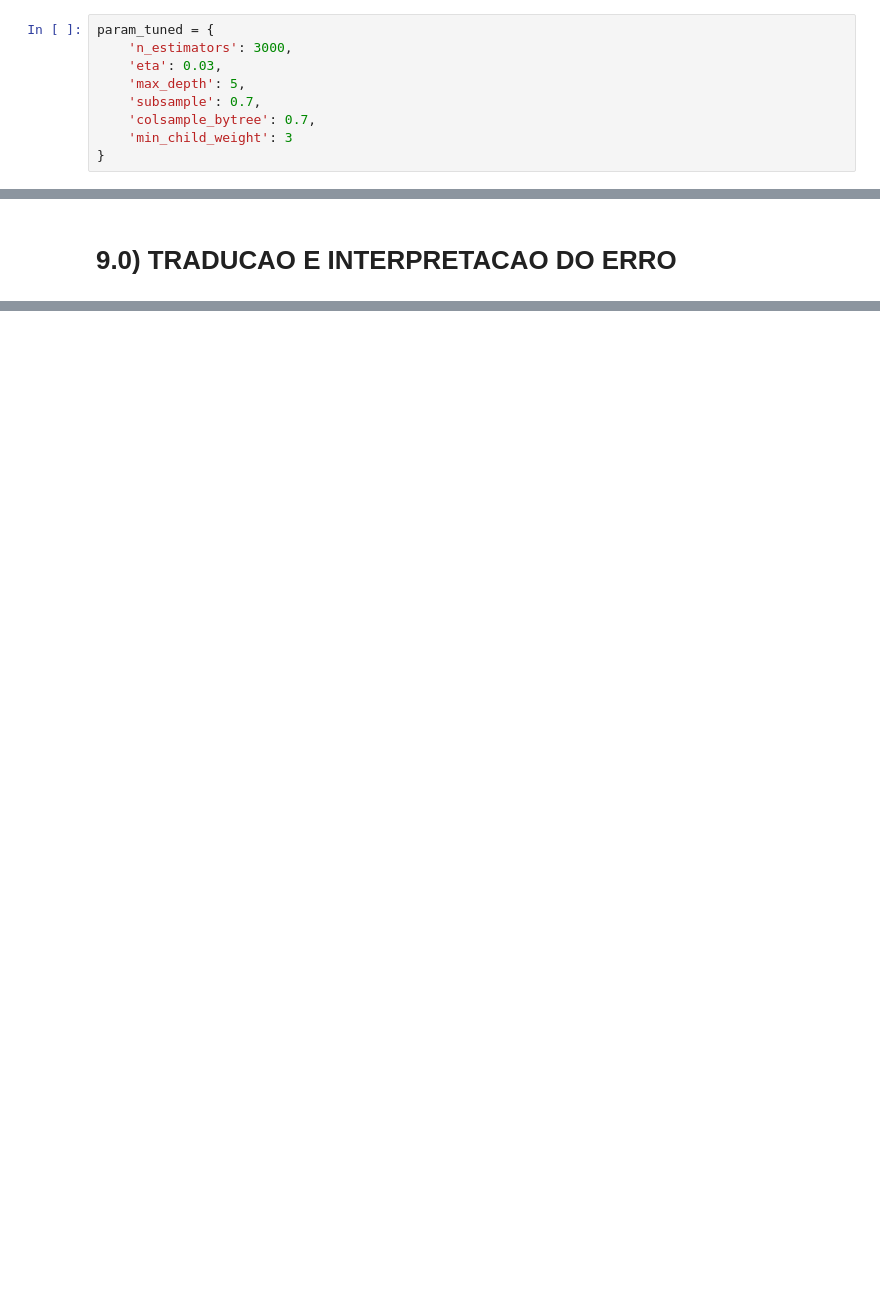
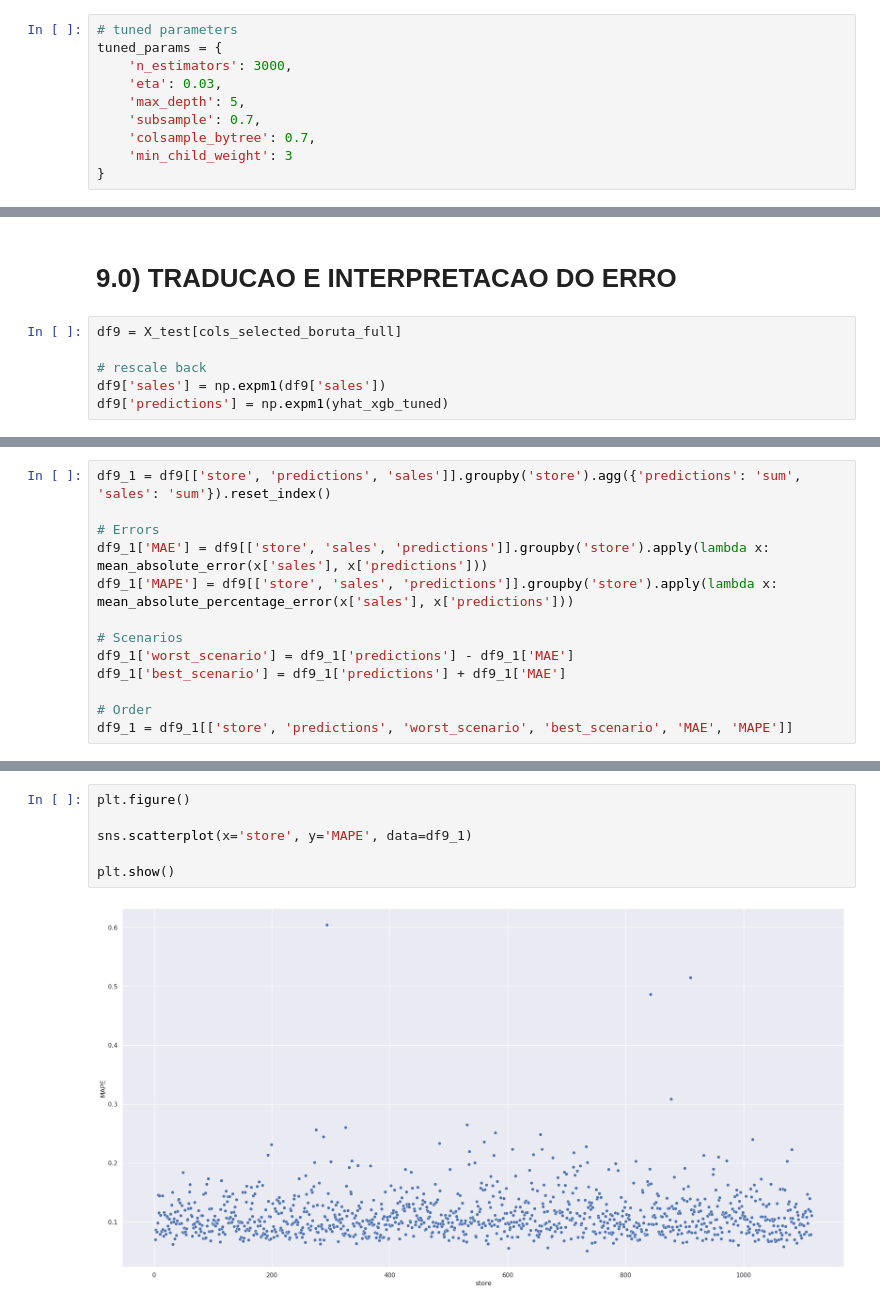
Before and after one commit to GustavoBarros11/rossmann_sales_forecast, a Jupyter notebook: ciclo1_notebook.ipynb, the cells around one changed output, grey strips where cells are left out. Saved outputs shown, nothing was run; the diff lists cells and outputs as text; blank space fills up the shorter version.

```diff
--- a/ciclo1_notebook.ipynb
+++ b/ciclo1_notebook.ipynb
@@ -1007,7 +1024,8 @@ rs_results
 # %% [markdown]
 ### 8.2) Final Model
 # %%
-param_tuned = {
+# tuned parameters
+tuned_params = {
     'n_estimators': 3000,
     'eta': 0.03,
     'max_depth': 5,
@@ -1038,2 +1063,8 @@ results_final
 # %% [markdown]
 # 9.0) TRADUCAO E INTERPRETACAO DO ERRO
+# %%
+df9 = X_test[cols_selected_boruta_full]
+
+# rescale back
+df9['sales'] = np.expm1(df9['sales'])
+df9['predictions'] = np.expm1(yhat_xgb_tuned)
@@ -1039,0 +1073,13 @@ results_final
+# %%
+df9_1 = df9[['store', 'predictions', 'sales']].groupby('store').agg({'predictions': 'sum', 'sales': 'sum'}).reset_index()
+
+# Errors
+df9_1['MAE'] = df9[['store', 'sales', 'predictions']].groupby('store').apply(lambda x: mean_absolute_error(x['sales'], x['predictions']))
+df9_1['MAPE'] = df9[['store', 'sales', 'predictions']].groupby('store').apply(lambda x: mean_absolute_percentage_error(x['sales'], x['predictions']))
+
+# Scenarios
+df9_1['worst_scenario'] = df9_1['predictions'] - df9_1['MAE']
+df9_1['best_scenario'] = df9_1['predictions'] + df9_1['MAE']
+
+# Order
+df9_1 = df9_1[['store', 'predictions', 'worst_scenario', 'best_scenario', 'MAE', 'MAPE']]
@@ -1039,0 +1095,8 @@ results_final
+# %%
+plt.figure()
+
+sns.scatterplot(x='store', y='MAPE', data=df9_1)
+
+plt.show()
+# %% [output]
+[figure, added]
```
Also changed, not shown: parts of 43 cells of this notebook, 11 other files.
